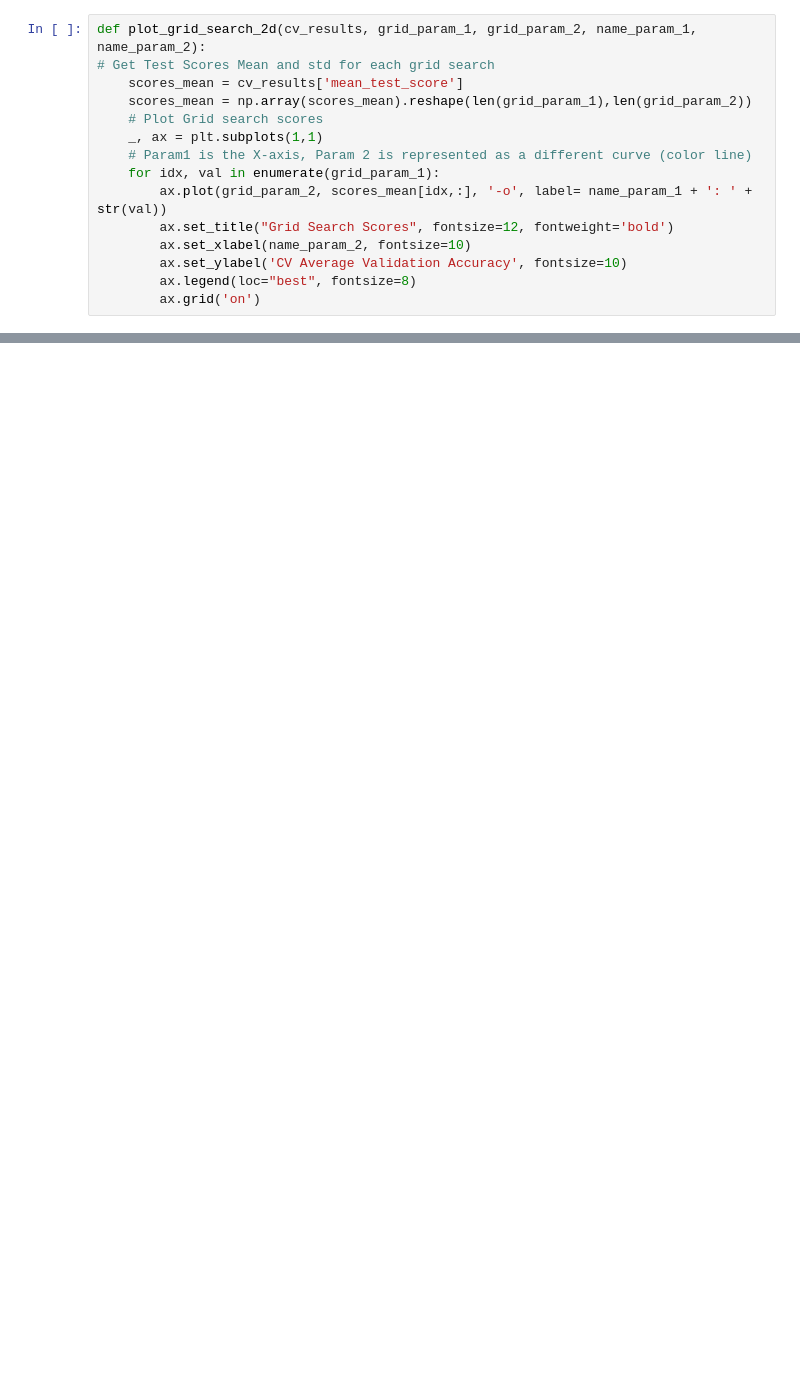
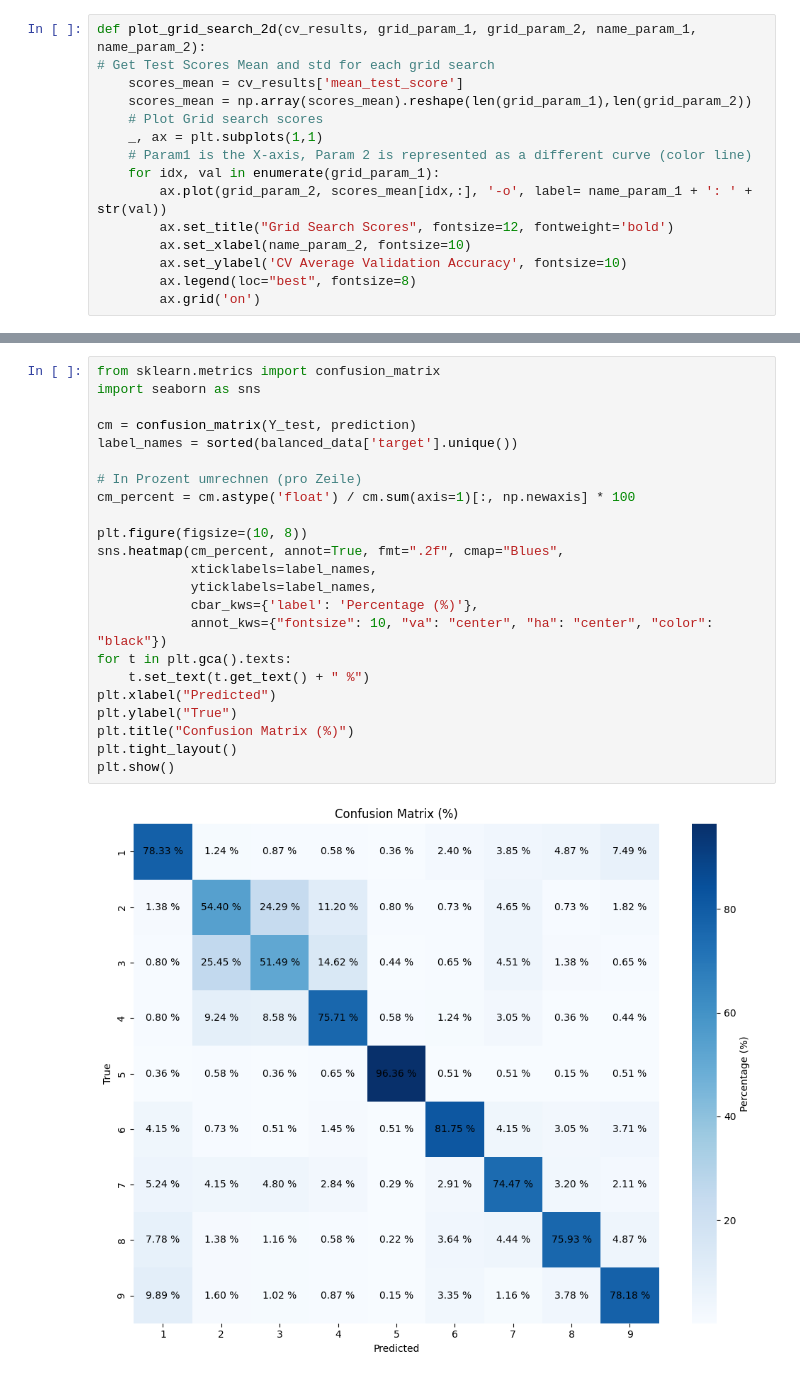
Before and after one commit to o2ba/fs-classify-products, a Jupyter notebook: data/Georgios & Joscha Random Forest/J03_Decision_Tree.ipynb, the cells around one changed output, grey strips where cells are left out. Drawn from its saved outputs; the diff is of its cells as text; blank space fills up the shorter version.

```diff
--- a/data/Georgios & Joscha Random Forest/J03_Decision_Tree.ipynb
+++ b/data/Georgios & Joscha Random Forest/J03_Decision_Tree.ipynb
@@ -52,0 +104,25 @@ etmodel.score(X_test, Y_test)
+# %%
+from sklearn.metrics import confusion_matrix
+import seaborn as sns
+
+cm = confusion_matrix(Y_test, prediction)
+label_names = sorted(balanced_data['target'].unique())
+
+# In Prozent umrechnen (pro Zeile)
+cm_percent = cm.astype('float') / cm.sum(axis=1)[:, np.newaxis] * 100
+
+plt.figure(figsize=(10, 8))
+sns.heatmap(cm_percent, annot=True, fmt=".2f", cmap="Blues",
+            xticklabels=label_names,
+            yticklabels=label_names,
+            cbar_kws={'label': 'Percentage (%)'},
+            annot_kws={"fontsize": 10, "va": "center", "ha": "center", "color": "black"})
+for t in plt.gca().texts:
+    t.set_text(t.get_text() + " %")
+plt.xlabel("Predicted")
+plt.ylabel("True")
+plt.title("Confusion Matrix (%)")
+plt.tight_layout()
+plt.show()
+# %% [output]
+[figure, added]
```
Also changed, not shown: parts of 6 cells of this notebook, 1 other file.
